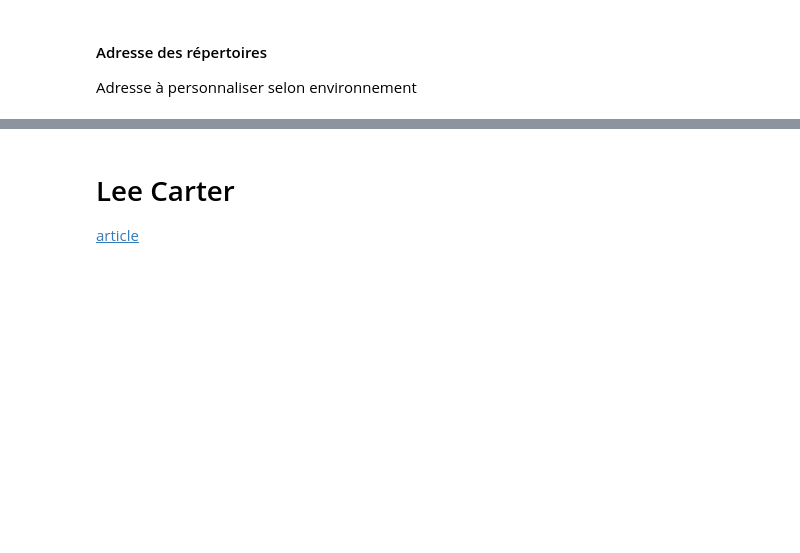
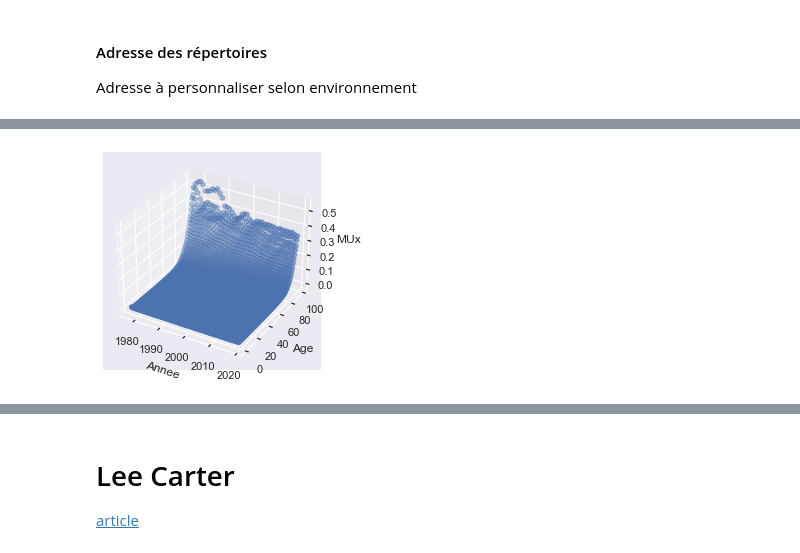
Before and after one commit to RessourcesActuariat/ActuariatVieCNAM, a Jupyter notebook: Table de Mortalité - Partie 3.ipynb, the cells around one changed output, grey strips where cells are left out. Saved outputs shown, nothing was run; the diff lists cells and outputs as text; code cells hidden in the pictures; blank space fills up the shorter version.

```diff
--- a/Table de Mortalité - Partie 3.ipynb
+++ b/Table de Mortalité - Partie 3.ipynb
@@ -134,0 +185,26 @@ EXPOMORTData
+# %%
+#!pip install ipywidgets
+#!jupyter nbextension enable --py widgetsnbextension
+
+#import ipywidgets as widgets
+
+
+sns.set(style = "darkgrid")
+
+fig = plt.figure()
+ax = fig.add_subplot(111, projection = '3d')
+
+
+x=pd.to_numeric( df['Annee'])
+y=pd.to_numeric( df['Age'])
+z=pd.to_numeric( df['MUx'])
+
+ax.set_xlabel("Annee")
+ax.set_ylabel("Age")
+ax.set_zlabel("MUx")
+
+ax.scatter(x, y, z)
+
+plt.show()
+# %% [output]
+[figure, added]
```
Also changed, not shown: parts of 68 cells of this notebook, 7 other files.
